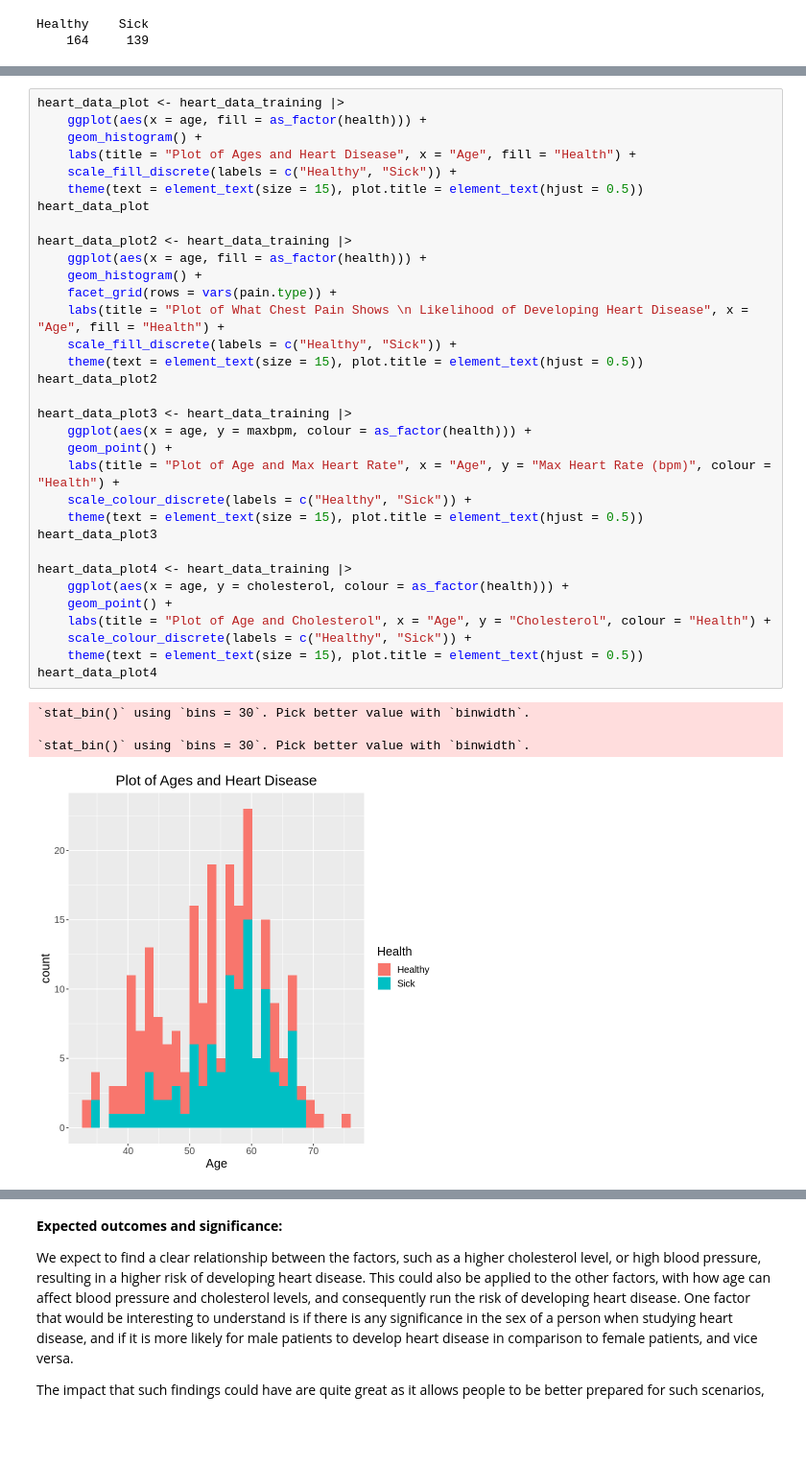
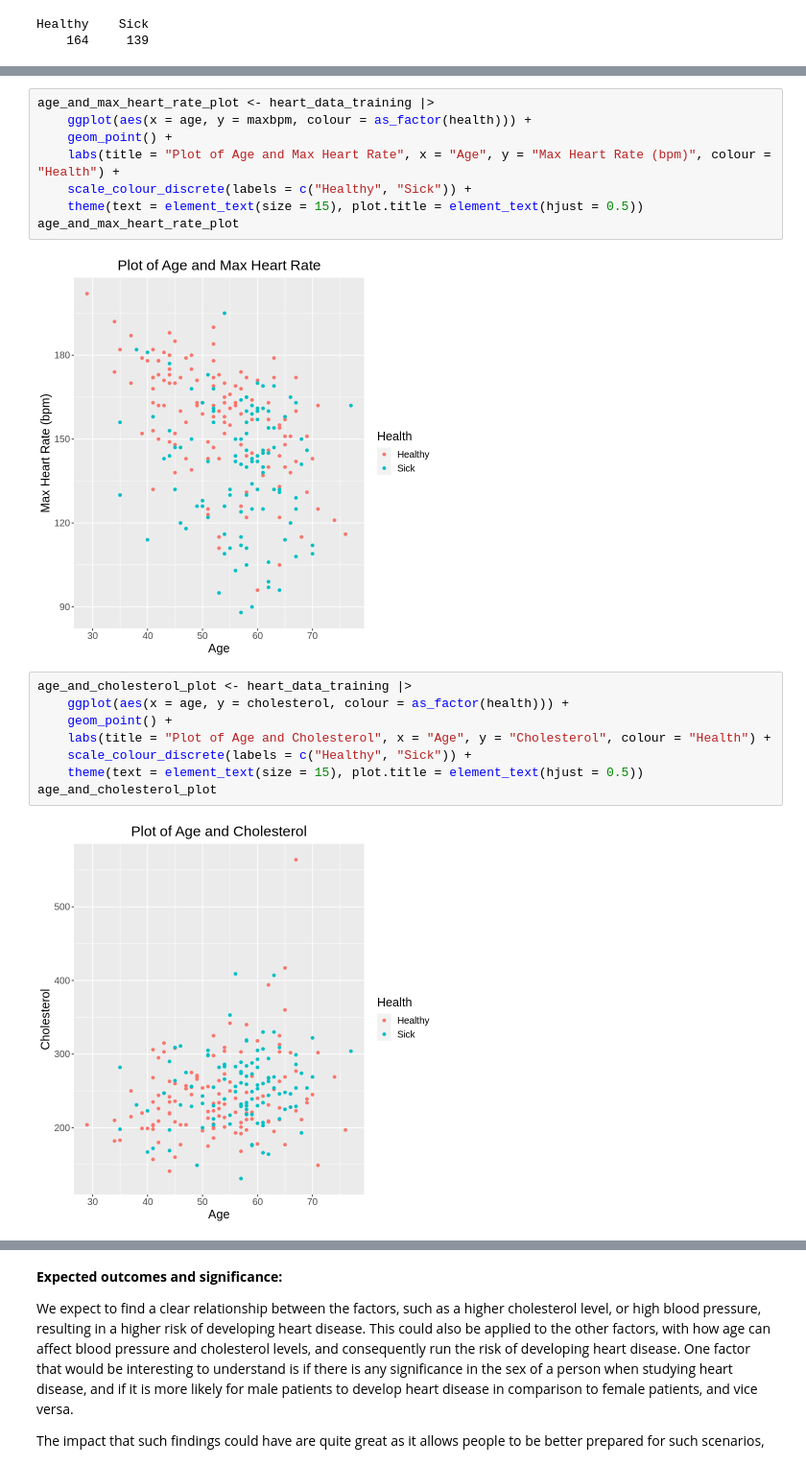
Before and after one commit to Sparsh-I/dsci-group-38, a Jupyter notebook: group_proposal.ipynb, the cells around one changed output, grey strips where cells are left out. Shown at 96% size. Drawn from its saved outputs; the diff is of its cells as text; blank space fills up the shorter version.

Commit message:
add preliminary exploratory data analysis and separate code

```diff
--- a/group_proposal.ipynb
+++ b/group_proposal.ipynb
@@ -97,38 +119,20 @@ $maxbpm
+# %%
+age_and_max_heart_rate_plot <- heart_data_training |>
+    ggplot(aes(x = age, y = maxbpm, colour = as_factor(health))) +
+    geom_point() +
+    labs(title = "Plot of Age and Max Heart Rate", x = "Age", y = "Max Heart Rate (bpm)", colour = "Health") +
+    scale_colour_discrete(labels = c("Healthy", "Sick")) +
+    theme(text = element_text(size = 15), plot.title = element_text(hjust = 0.5))
+age_and_max_heart_rate_plot
+# %% [output]
+[figure, added]
 # %%
-heart_data_plot <- heart_data_training |>
-    ggplot(aes(x = age, fill = as_factor(health))) +
-    geom_histogram() +
-    labs(title = "Plot of Ages and Heart Disease", x = "Age", fill = "Health") +
-    scale_fill_discrete(labels = c("Healthy", "Sick")) +
-    theme(text = element_text(size = 15), plot.title = element_text(hjust = 0.5))
-heart_data_plot
-
-heart_data_plot2 <- heart_data_training |>
-    ggplot(aes(x = age, fill = as_factor(health))) +
-    geom_histogram() +
-    facet_grid(rows = vars(pain.type)) +
-    labs(title = "Plot of What Chest Pain Shows \n Likelihood of Developing Heart Disease", x = "Age", fill = "Health") +
-    scale_fill_discrete(labels = c("Healthy", "Sick")) +
-    theme(text = element_text(size = 15), plot.title = element_text(hjust = 0.5))
-heart_data_plot2
-
-heart_data_plot3 <- heart_data_training |>
-    ggplot(aes(x = age, y = maxbpm, colour = as_factor(health))) +
-    geom_point() +
-    labs(title = "Plot of Age and Max Heart Rate", x = "Age", y = "Max Heart Rate (bpm)", colour = "Health") +
-    scale_colour_discrete(labels = c("Healthy", "Sick")) +
-    theme(text = element_text(size = 15), plot.title = element_text(hjust = 0.5))
-heart_data_plot3
-
-heart_data_plot4 <- heart_data_training |>
+age_and_cholesterol_plot <- heart_data_training |>
     ggplot(aes(x = age, y = cholesterol, colour = as_factor(health))) +
     geom_point() +
     labs(title = "Plot of Age and Cholesterol", x = "Age", y = "Cholesterol", colour = "Health") +
     scale_colour_discrete(labels = c("Healthy", "Sick")) +
     theme(text = element_text(size = 15), plot.title = element_text(hjust = 0.5))
-heart_data_plot4
+age_and_cholesterol_plot
 # %% [output]
-`stat_bin()` using `bins = 30`. Pick better value with `binwidth`.
-
-`stat_bin()` using `bins = 30`. Pick better value with `binwidth`.
-[figure, old version]
+[figure, new version]
```
Also changed, not shown: parts of 8 cells of this notebook.
